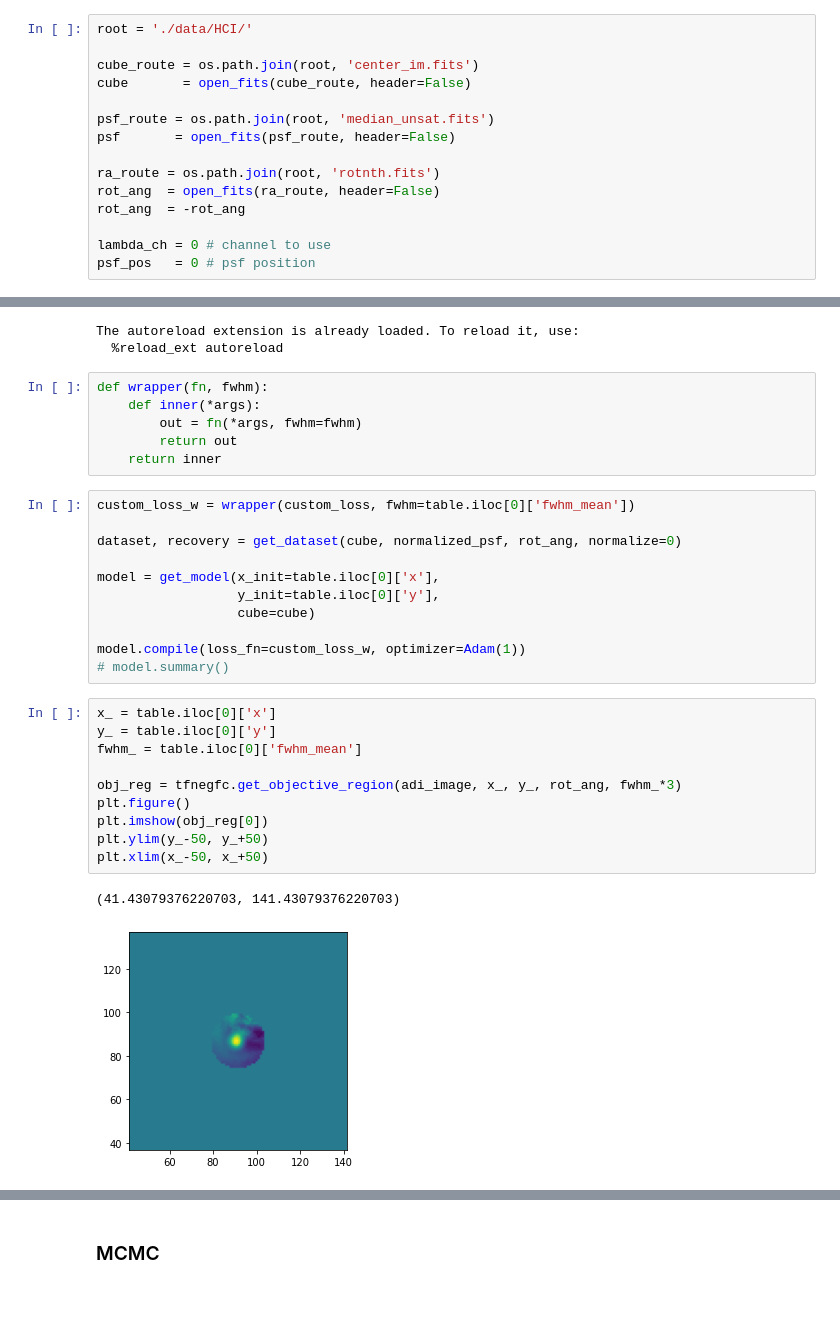
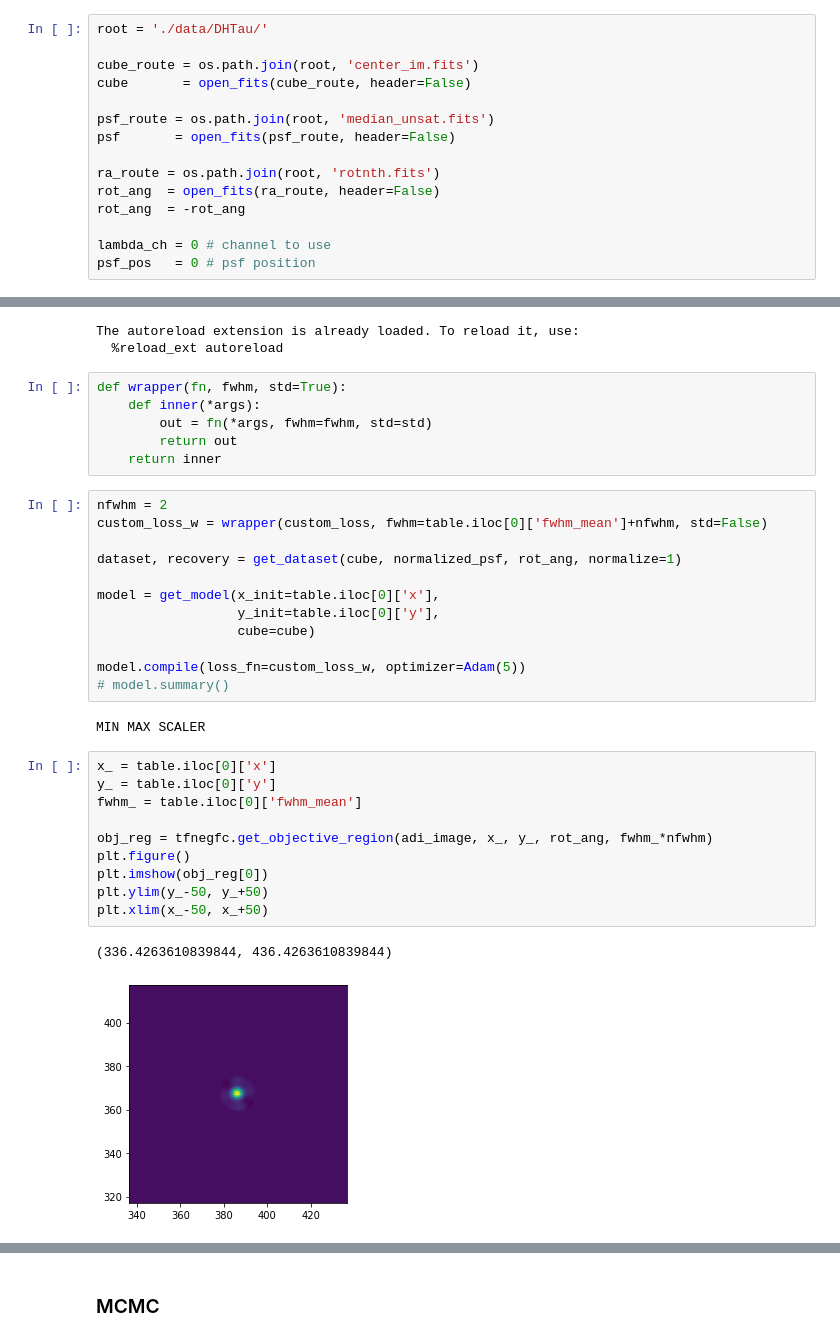
Before and after one commit to yemsnucleus/NEGFC, a Jupyter notebook: negfc_gpu.ipynb, the cells around one changed output, grey strips where cells are left out. Drawn from its saved outputs; the diff is of its cells as text; blank space fills up the shorter version.

```diff
--- a/negfc_gpu.ipynb
+++ b/negfc_gpu.ipynb
@@ -27,7 +42,7 @@ The autoreload extension is already loaded. To reload it, use:
 # %% [markdown]
 ### Loading data
 # %%
-root = './data/HCI/'
+root = './data/DHTau/'
 
 cube_route = os.path.join(root, 'center_im.fits')
 cube       = open_fits(cube_route, header=False)
@@ -141,34 +172,37 @@ from gpu.data import get_dataset
 The autoreload extension is already loaded. To reload it, use:
   %reload_ext autoreload
 # %%
-def wrapper(fn, fwhm):
+def wrapper(fn, fwhm, std=True):
     def inner(*args):
-        out = fn(*args, fwhm=fwhm)
+        out = fn(*args, fwhm=fwhm, std=std)
         return out
     return inner
 # %%
-custom_loss_w = wrapper(custom_loss, fwhm=table.iloc[0]['fwhm_mean'])
+nfwhm = 2
+custom_loss_w = wrapper(custom_loss, fwhm=table.iloc[0]['fwhm_mean']+nfwhm, std=False)
 
-dataset, recovery = get_dataset(cube, normalized_psf, rot_ang, normalize=0)
+dataset, recovery = get_dataset(cube, normalized_psf, rot_ang, normalize=1)
 
 model = get_model(x_init=table.iloc[0]['x'],
                   y_init=table.iloc[0]['y'],
                   cube=cube)
 
-model.compile(loss_fn=custom_loss_w, optimizer=Adam(1))
+model.compile(loss_fn=custom_loss_w, optimizer=Adam(5))
 # model.summary()
+# %% [output]
+MIN MAX SCALER
 # %%
 x_ = table.iloc[0]['x']
 y_ = table.iloc[0]['y']
 fwhm_ = table.iloc[0]['fwhm_mean']
 
-obj_reg = tfnegfc.get_objective_region(adi_image, x_, y_, rot_ang, fwhm_*3)
+obj_reg = tfnegfc.get_objective_region(adi_image, x_, y_, rot_ang, fwhm_*nfwhm)
 plt.figure()
 plt.imshow(obj_reg[0])
 plt.ylim(y_-50, y_+50)
 plt.xlim(x_-50, x_+50)
 # %% [output]
-(41.43079376220703, 141.43079376220703)
+(336.4263610839844, 436.4263610839844)
-[figure, old version]
+[figure, new version]
 # %%
 %%time
```
Also changed, not shown: parts of 23 cells of this notebook, 3 other files.
